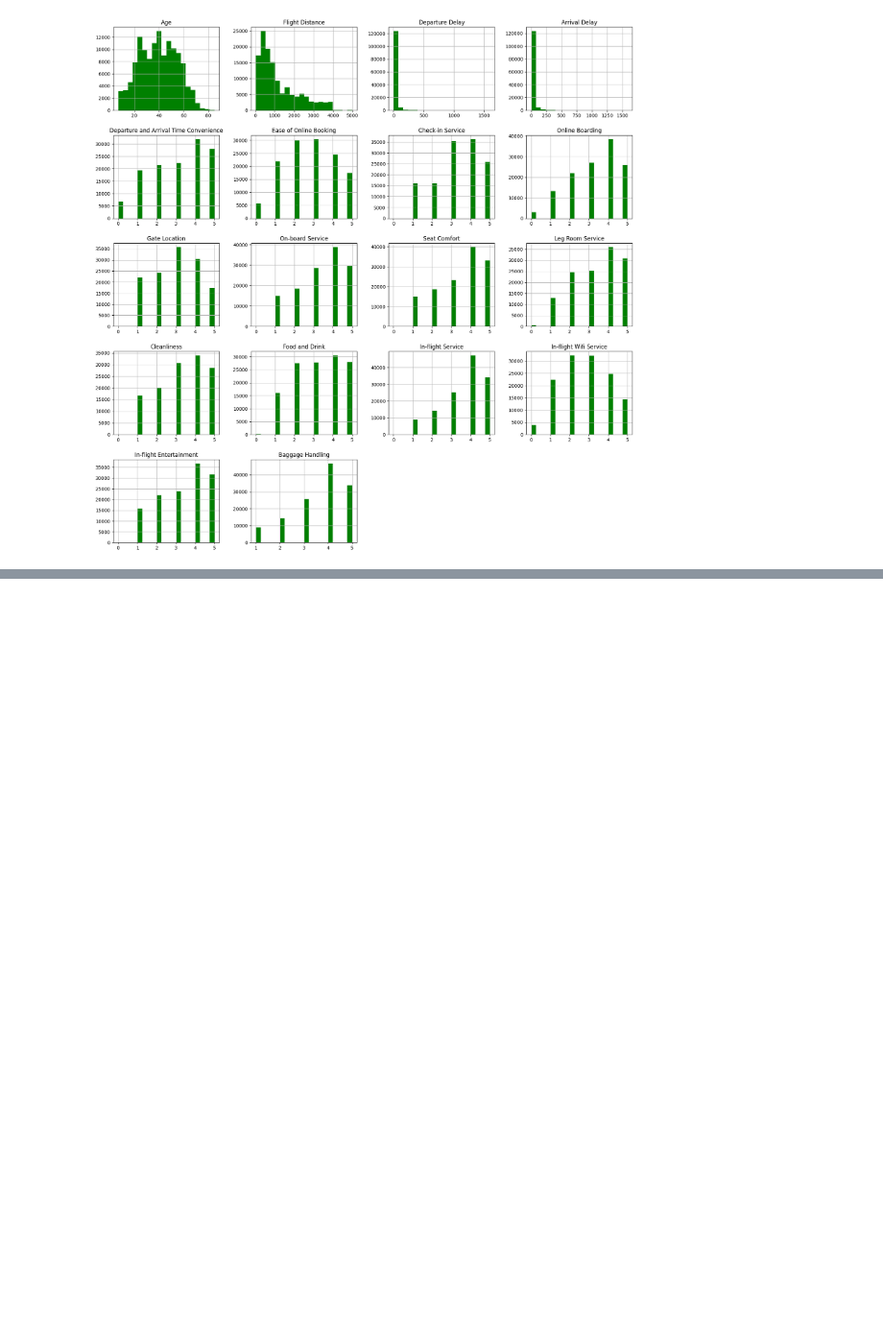
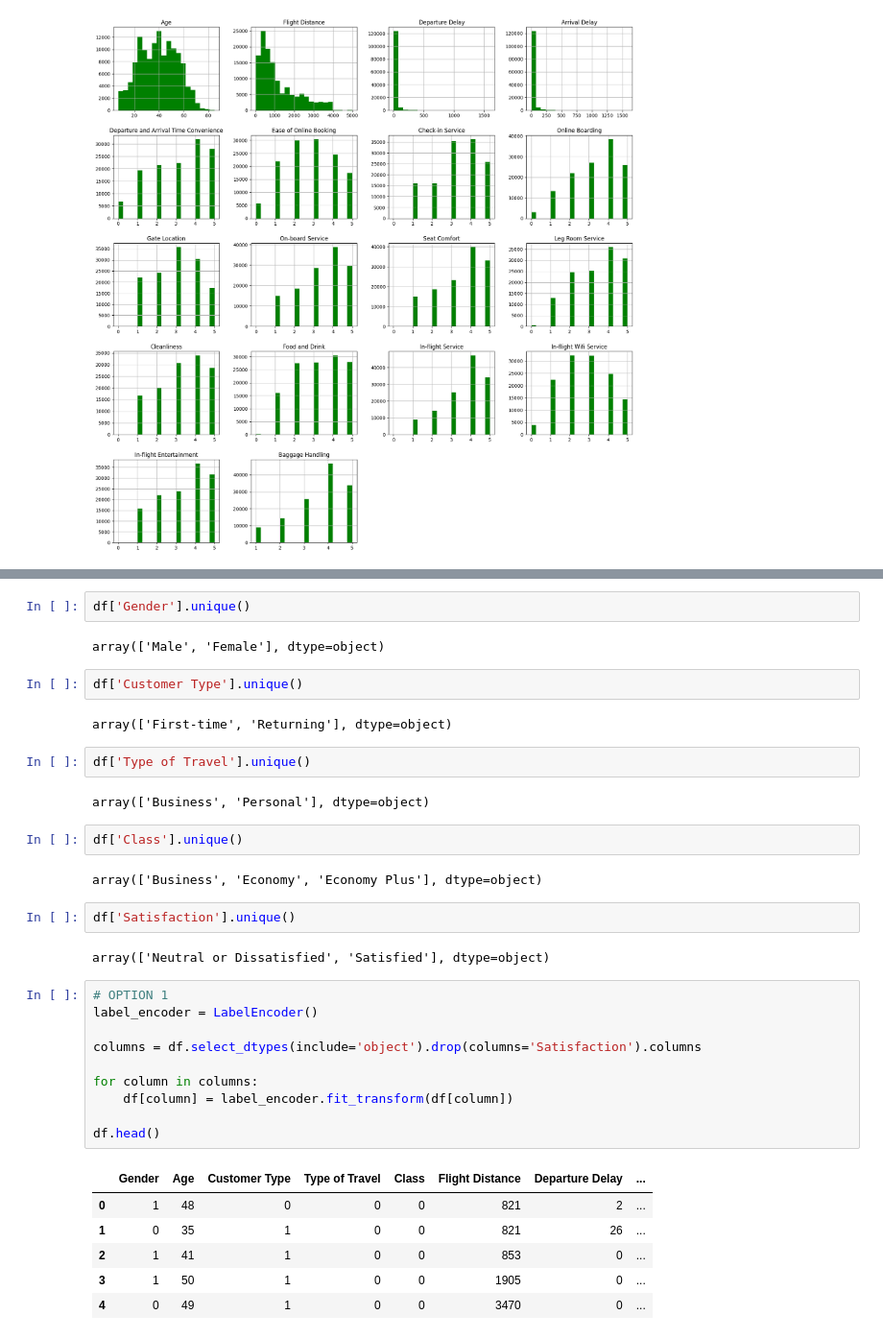
Before and after one commit to Wavevladimir/-, a Jupyter notebook: Scikit/Airline Passanger Satisfaction.ipynb, the cells around one changed output, grey strips where cells are left out. Shown at 96% size. Cells and saved outputs as stored; diff of their text form; blank space fills up the shorter version.

```diff
--- a/Scikit/Airline Passanger Satisfaction .ipynb
+++ b/Scikit/Airline Passanger Satisfaction.ipynb
@@ -170,0 +177,37 @@ plt.show()
+# %%
+df['Gender'].unique()
+# %% [output]
+array(['Male', 'Female'], dtype=object)
+# %%
+df['Customer Type'].unique()
+# %% [output]
+array(['First-time', 'Returning'], dtype=object)
+# %%
+df['Type of Travel'].unique()
+# %% [output]
+array(['Business', 'Personal'], dtype=object)
+# %%
+df['Class'].unique()
+# %% [output]
+array(['Business', 'Economy', 'Economy Plus'], dtype=object)
+# %%
+df['Satisfaction'].unique()
+# %% [output]
+array(['Neutral or Dissatisfied', 'Satisfied'], dtype=object)
+# %%
+# OPTION 1
+label_encoder = LabelEncoder()
+
+columns = df.select_dtypes(include='object').drop(columns='Satisfaction').columns
+
+for column in columns:
+    df[column] = label_encoder.fit_transform(df[column])
+
+df.head()
+# %% [output]
+|  | Gender | Age | Customer Type | Type of Travel | Class | Flight Distance | Departure Delay | ... |
+| 0 | 1 | 48 | 0 | 0 | 0 | 821 | 2 | ... |
+| 1 | 0 | 35 | 1 | 0 | 0 | 821 | 26 | ... |
+| 2 | 1 | 41 | 1 | 0 | 0 | 853 | 0 | ... |
+| 3 | 1 | 50 | 1 | 0 | 0 | 1905 | 0 | ... |
+| 4 | 0 | 49 | 1 | 0 | 0 | 3470 | 0 | ... |
```
Also changed, not shown: parts of 4 cells of this notebook.
